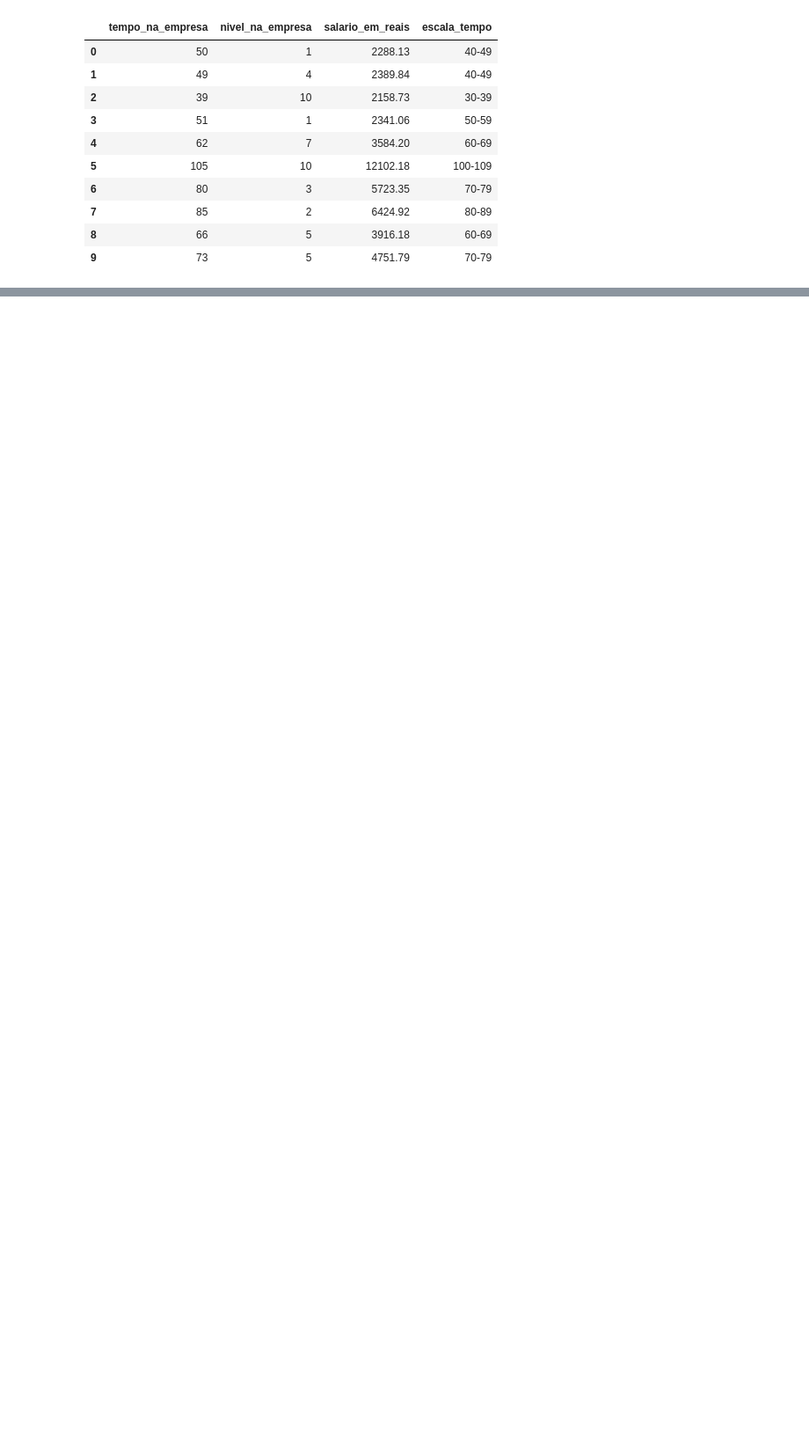
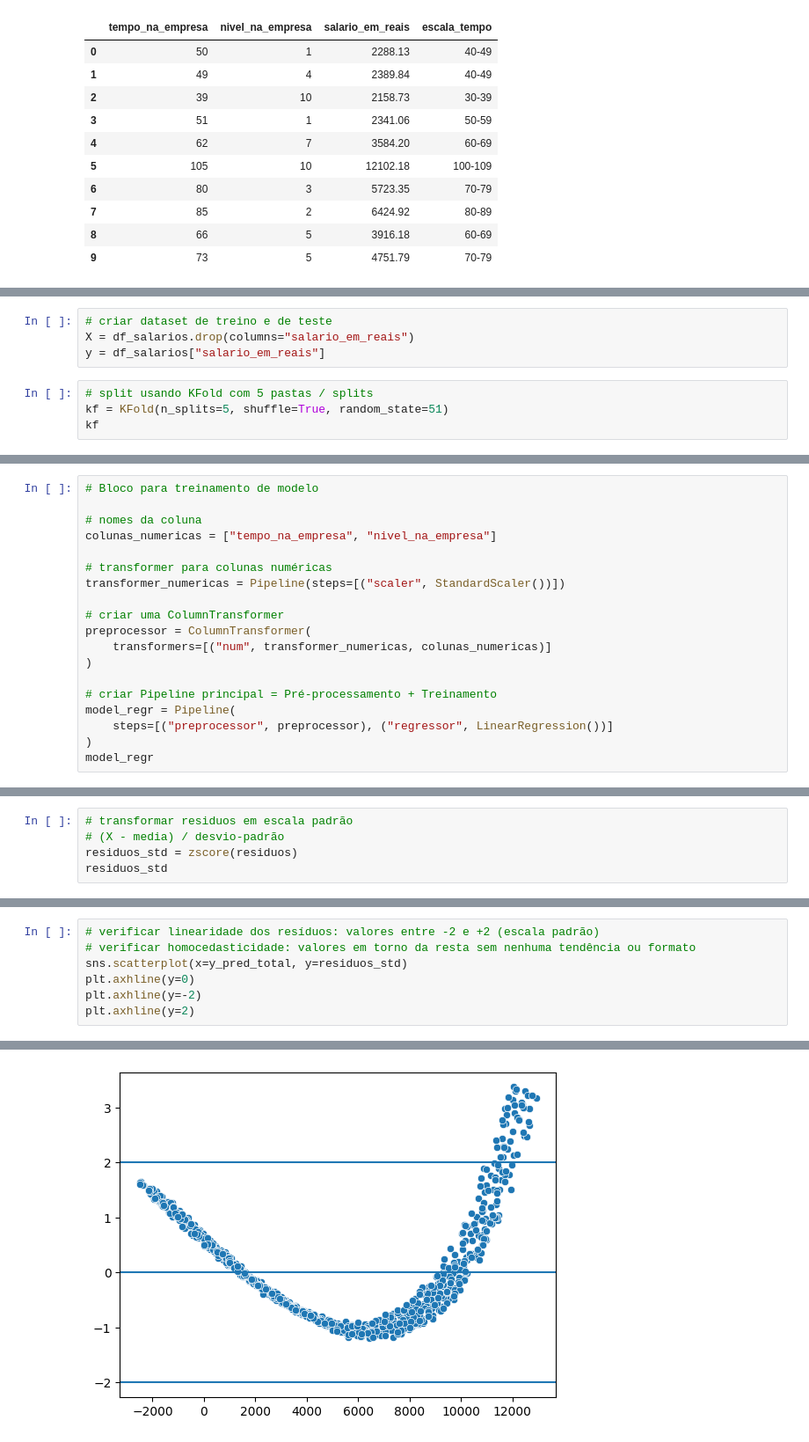
Before and after one commit to mgckaled/ignite-devia-supervised_algorithms, a Jupyter notebook: notebooks/modelo_salario.ipynb, the cells around one changed output, grey strips where cells are left out. Shown: that part at 88% size. Drawn from its saved outputs; the diff is of its cells as text; blank space fills up the shorter version.

Commit message:
feat: add polynomial regression completed module

```diff
--- a/notebooks/modelo_salario.ipynb
+++ b/notebooks/modelo_salario.ipynb
@@ -185,0 +204,8 @@ sns.boxplot(df_salarios_bucketing, x='escala_tempo', y="salario_em_reais")
+# %%
+# criar dataset de treino e de teste
+X = df_salarios.drop(columns="salario_em_reais")
+y = df_salarios["salario_em_reais"]
+# %%
+# split usando KFold com 5 pastas / splits
+kf = KFold(n_splits=5, shuffle=True, random_state=51)
+kf
@@ -185,0 +218,19 @@ sns.boxplot(df_salarios_bucketing, x='escala_tempo', y="salario_em_reais")
+# %%
+# Bloco para treinamento de modelo
+
+# nomes da coluna
+colunas_numericas = ["tempo_na_empresa", "nivel_na_empresa"]
+
+# transformer para colunas numéricas
+transformer_numericas = Pipeline(steps=[("scaler", StandardScaler())])
+
+# criar uma ColumnTransformer
+preprocessor = ColumnTransformer(
+    transformers=[("num", transformer_numericas, colunas_numericas)]
+)
+
+# criar Pipeline principal = Pré-processamento + Treinamento
+model_regr = Pipeline(
+    steps=[("preprocessor", preprocessor), ("regressor", LinearRegression())]
+)
+model_regr
@@ -185,0 +326,5 @@ sns.boxplot(df_salarios_bucketing, x='escala_tempo', y="salario_em_reais")
+# %%
+# transformar residuos em escala padrão
+# (X - media) / desvio-padrão
+residuos_std = zscore(residuos)
+residuos_std
@@ -185,0 +349,8 @@ sns.boxplot(df_salarios_bucketing, x='escala_tempo', y="salario_em_reais")
+# %%
+# verificar linearidade dos resíduos: valores entre -2 e +2 (escala padrão)
+# verificar homocedasticidade: valores em torno da resta sem nenhuma tendência ou formato
+sns.scatterplot(x=y_pred_total, y=residuos_std)
+plt.axhline(y=0)
+plt.axhline(y=-2)
+plt.axhline(y=2)
+# %% [output]
@@ -185,0 +358 @@ sns.boxplot(df_salarios_bucketing, x='escala_tempo', y="salario_em_reais")
+[figure, added]
```
Also changed, not shown: parts of 58 cells of this notebook, 4 other files.
